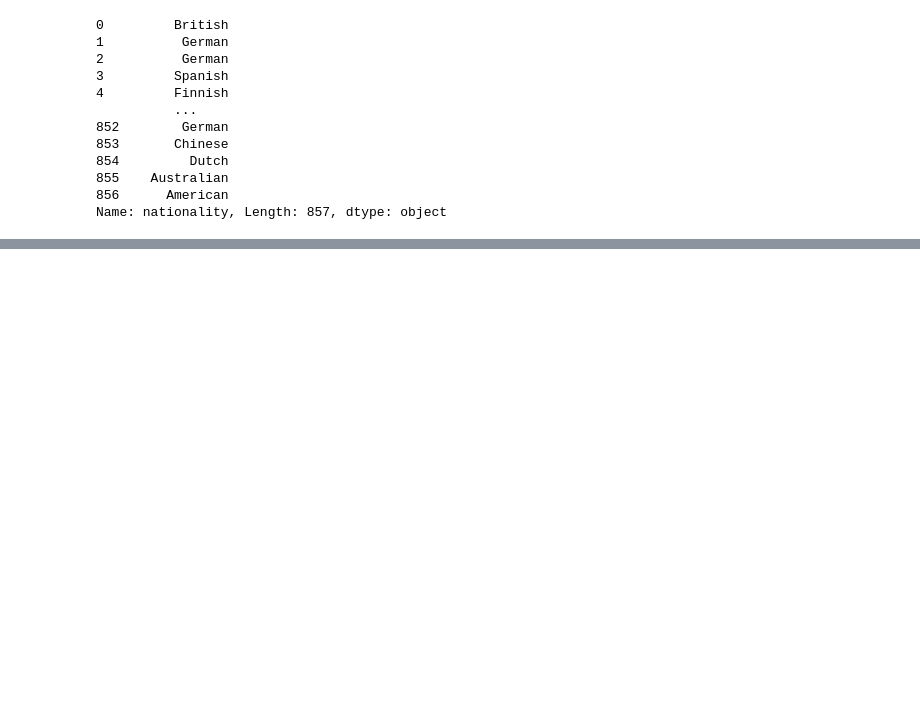
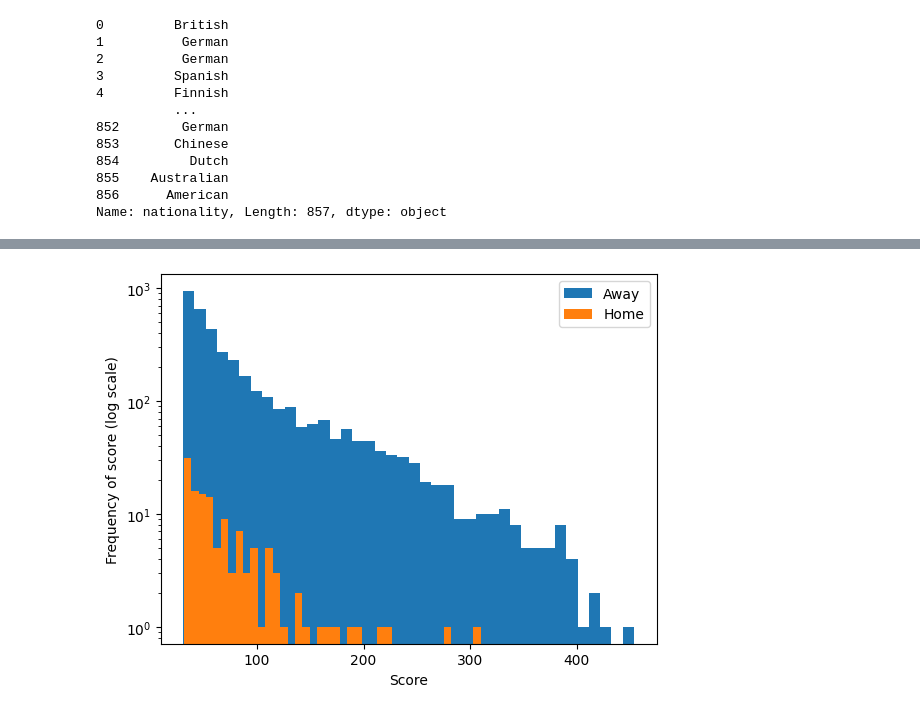
Before and after one commit to MohamedElhadidy0019/Formula_One_Data_Analysis, a Jupyter notebook: home_vs_away_effect.ipynb, the cells around one changed output, grey strips where cells are left out. Cells and saved outputs as stored; diff of their text form; code cells hidden in the pictures; blank space fills up the shorter version.

```diff
--- a/home_vs_away_effect.ipynb
+++ b/home_vs_away_effect.ipynb
@@ -110,0 +158,17 @@ See: https://matplotlib.org/stable/tutorials/intermediate/legend_guide.html#cont
+# %%
+df = df[df['points'] > 30]
+# %%
+from math import log
+
+home_points = df[df['driver_at_home'] == True]['points']
+away_points = df[df['driver_at_home'] != True]['points']
+
+plt.hist(away_points, bins=40, histtype='stepfilled', log=True)
+plt.hist(home_points, bins=40, histtype='stepfilled', log=True)
+
+plt.legend(['Away', 'Home'])
+plt.ylabel('Frequency of score (log scale)')
+plt.xlabel('Score')
+plt.show()
+# %% [output]
+[figure, added]
```
Also changed, not shown: parts of 10 cells of this notebook, 3 other files.
